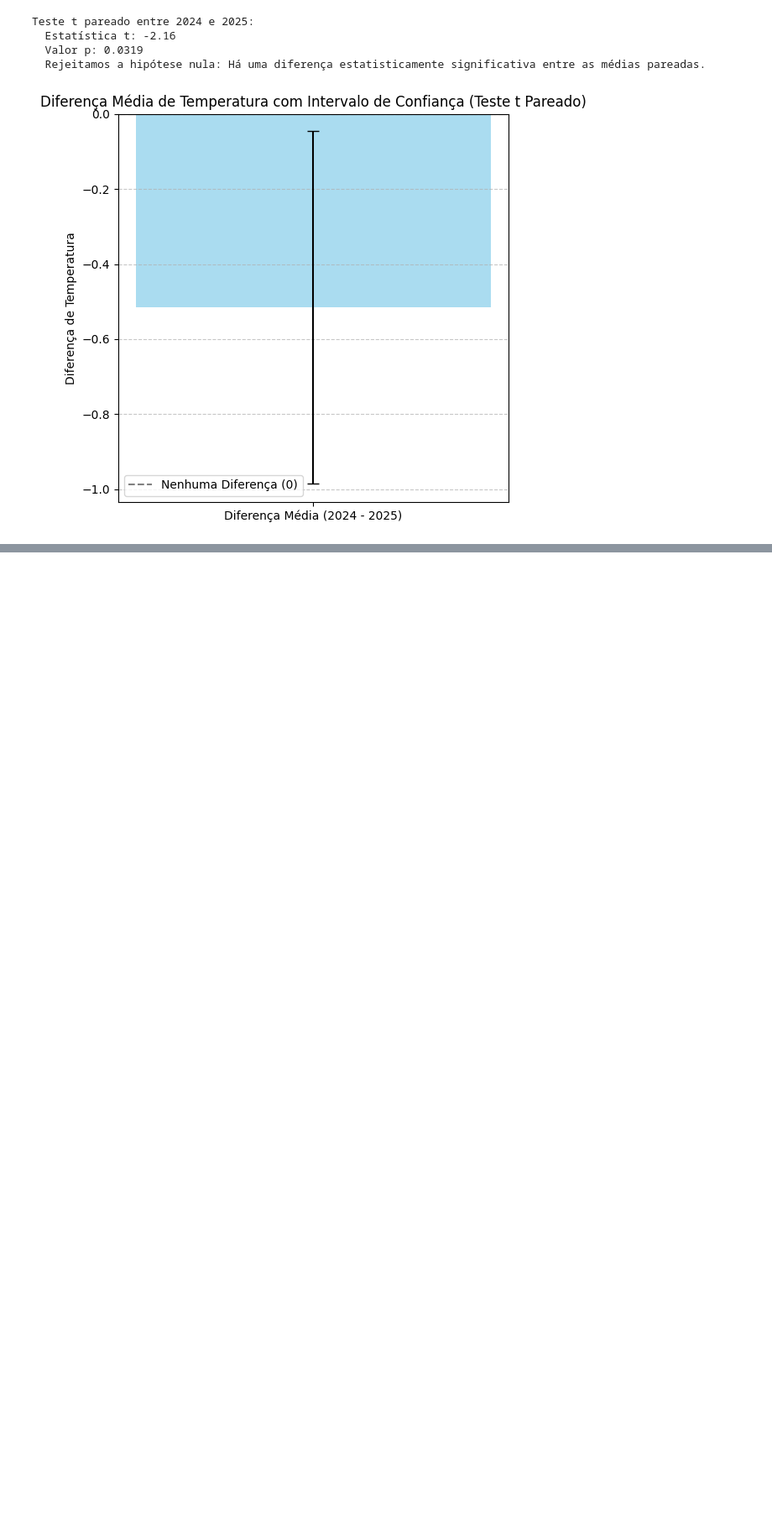
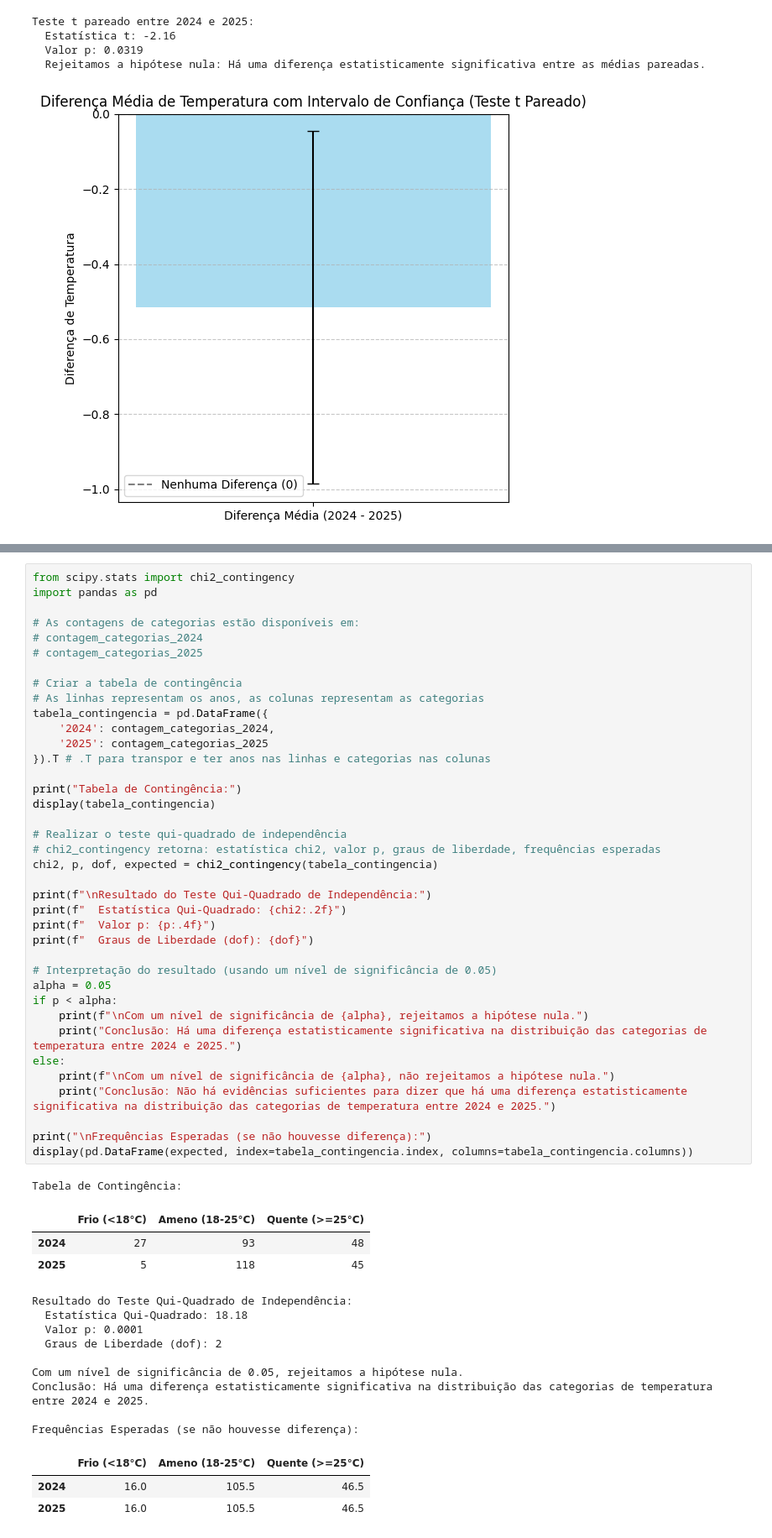
Before and after one commit to kauespacki/DataScience, a Jupyter notebook: datascience.ipynb, the cells around one changed output, grey strips where cells are left out. Shown at 84% size. Drawn from its saved outputs; the diff is of its cells as text; blank space fills up the shorter version.

Commit message:
Parte do qui quadrado

```diff
--- a/datascience.ipynb
+++ b/datascience.ipynb
@@ -407,0 +480,55 @@ Teste t pareado entre 2024 e 2025:
+# %%
+from scipy.stats import chi2_contingency
+import pandas as pd
+
+# As contagens de categorias estão disponíveis em:
+# contagem_categorias_2024
+# contagem_categorias_2025
+
+# Criar a tabela de contingência
+# As linhas representam os anos, as colunas representam as categorias
+tabela_contingencia = pd.DataFrame({
+    '2024': contagem_categorias_2024,
+    '2025': contagem_categorias_2025
+}).T # .T para transpor e ter anos nas linhas e categorias nas colunas
+
+print("Tabela de Contingência:")
+display(tabela_contingencia)
+
+# Realizar o teste qui-quadrado de independência
+# chi2_contingency retorna: estatística chi2, valor p, graus de liberdade, frequências esperadas
+chi2, p, dof, expected = chi2_contingency(tabela_contingencia)
+
+print(f"\nResultado do Teste Qui-Quadrado de Independência:")
+print(f"  Estatística Qui-Quadrado: {chi2:.2f}")
+print(f"  Valor p: {p:.4f}")
+print(f"  Graus de Liberdade (dof): {dof}")
+
+# Interpretação do resultado (usando um nível de significância de 0.05)
+alpha = 0.05
+if p < alpha:
+    print(f"\nCom um nível de significância de {alpha}, rejeitamos a hipótese nula.")
+    print("Conclusão: Há uma diferença estatisticamente significativa na distribuição das categorias de temperatura entre 2024 e 2025.")
+else:
+    print(f"\nCom um nível de significância de {alpha}, não rejeitamos a hipótese nula.")
+    print("Conclusão: Não há evidências suficientes para dizer que há uma diferença estatisticamente significativa na distribuição das categorias de temperatura entre 2024 e 2025.")
+
+print("\nFrequências Esperadas (se não houvesse diferença):")
+display(pd.DataFrame(expected, index=tabela_contingencia.index, columns=tabela_contingencia.columns))
+# %% [output]
+Tabela de Contingência:
+|  | Frio (<18°C) | Ameno (18-25°C) | Quente (>=25°C) |
+| 2024 | 27 | 93 | 48 |
+| 2025 | 5 | 118 | 45 |
+Resultado do Teste Qui-Quadrado de Independência:
+  Estatística Qui-Quadrado: 18.18
+  Valor p: 0.0001
+  Graus de Liberdade (dof): 2
+
+Com um nível de significância de 0.05, rejeitamos a hipótese nula.
+Conclusão: Há uma diferença estatisticamente significativa na distribuição das categorias de temperatura entre 2024 e 2025.
+
+Frequências Esperadas (se não houvesse diferença):
+|  | Frio (<18°C) | Ameno (18-25°C) | Quente (>=25°C) |
+| 2024 | 16.0 | 105.5 | 46.5 |
+| 2025 | 16.0 | 105.5 | 46.5 |
```
Also changed, not shown: parts of 2 cells of this notebook.
